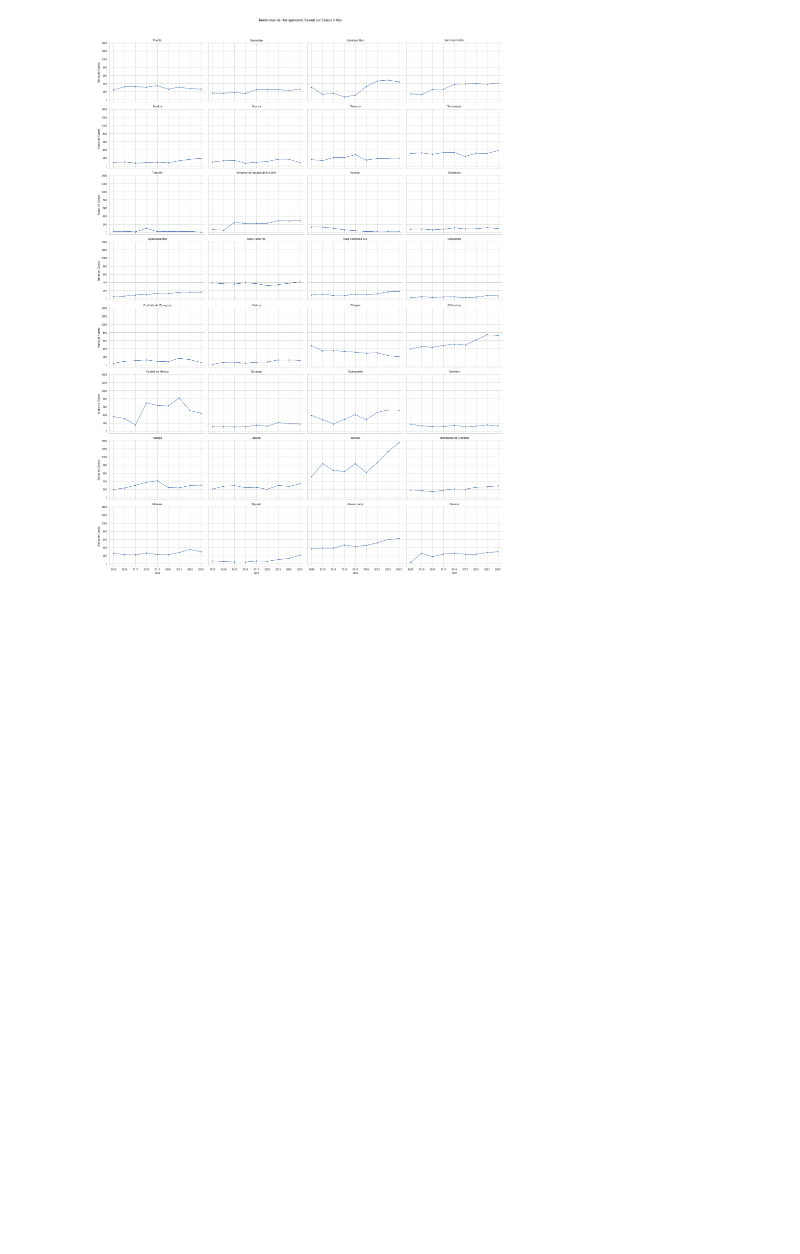
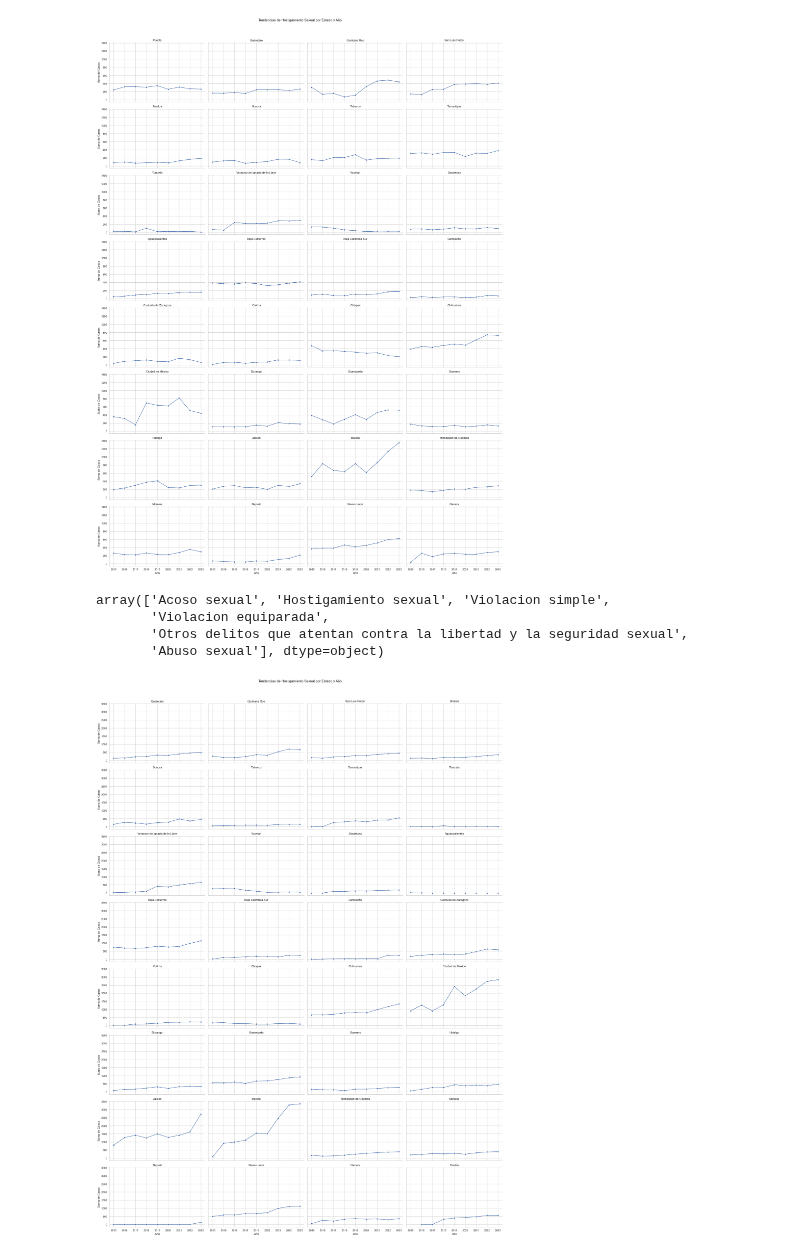
Before and after one commit to BlackEddit/EDA_Cleasings, a Jupyter notebook: EDA_Sexual_Agression.ipynb, the cells around one changed output. Saved outputs shown, nothing was run; the diff lists cells and outputs as text; code cells hidden in the pictures; blank space fills up the shorter version.

Commit message:
Ask about Jalisco Acoso / Abuso, dont have much sense

```diff
--- a/EDA_Sexual_Agression.ipynb
+++ b/EDA_Sexual_Agression.ipynb
@@ -655,3 +655,42 @@ plt.tight_layout()
 plt.show()
 # %% [output]
 [figure]
+# %%
+df_sex_agreson['Tipo_de_abuso'].unique()
+# %% [output]
+array(['Acoso sexual', 'Hostigamiento sexual', 'Violacion simple',
+       'Violacion equiparada',
+       'Otros delitos que atentan contra la libertad y la seguridad sexual',
+       'Abuso sexual'], dtype=object)
+# %%
+# Filter the data to focus only on "Hostigamiento sexual"
+df_Abuso_sexual = df_sex_agreson[df_sex_agreson['Tipo_de_abuso'] == 'Abuso sexual']
+# Inicializar un FacetGrid para crear "small multiples" (múltiples subgráficos).
+# El argumento 'col' indica que queremos un subgráfico por cada estado.
+# 'col_wrap=4' establece que habrá 4 subgráficos por fila.
+# 'height=4' y 'aspect=1.5' controlan el tamaño de cada subgráfico.
+g = sns.FacetGrid(df_Abuso_sexual, col="Estado", col_wrap=4, height=4, aspect=1.5)
+
+# Mapear un gráfico de líneas en cada FacetGrid.
+# El primer argumento indica el eje x ("A_o" para año), y el segundo es el eje y ("Valor").
+# 'estimator=sum' suma todos los valores para cada año.
+# 'ci=None' desactiva el intervalo de confianza alrededor de la línea.
+# 'marker='o'' usa círculos como marcadores en la línea.
+g.map(sns.lineplot, "A_o", "Valor", estimator=sum, errorbar=None, marker='o')
+
+# Añadir títulos y etiquetas a los ejes.
+# 'set_axis_labels' añade etiquetas a los ejes x e y.
+# 'set_titles' añade un título a cada subgráfico, usando el nombre del estado.
+g.set_axis_labels("Año", "Suma de Casos")
+g.set_titles("{col_name}")
+
+# Añadir un título general a toda la figura
+g.fig.suptitle('Tendencias de Abuso Sexual por Estado y Año', y=1.02)
+
+
+# Mostrar el gráfico.
+# 'tight_layout()' ajusta automáticamente los subgráficos para que no se superpongan.
+plt.tight_layout()
+plt.show()
+# %% [output]
+[figure, added]
```
Also changed, not shown: parts of 1 cell of this notebook.
